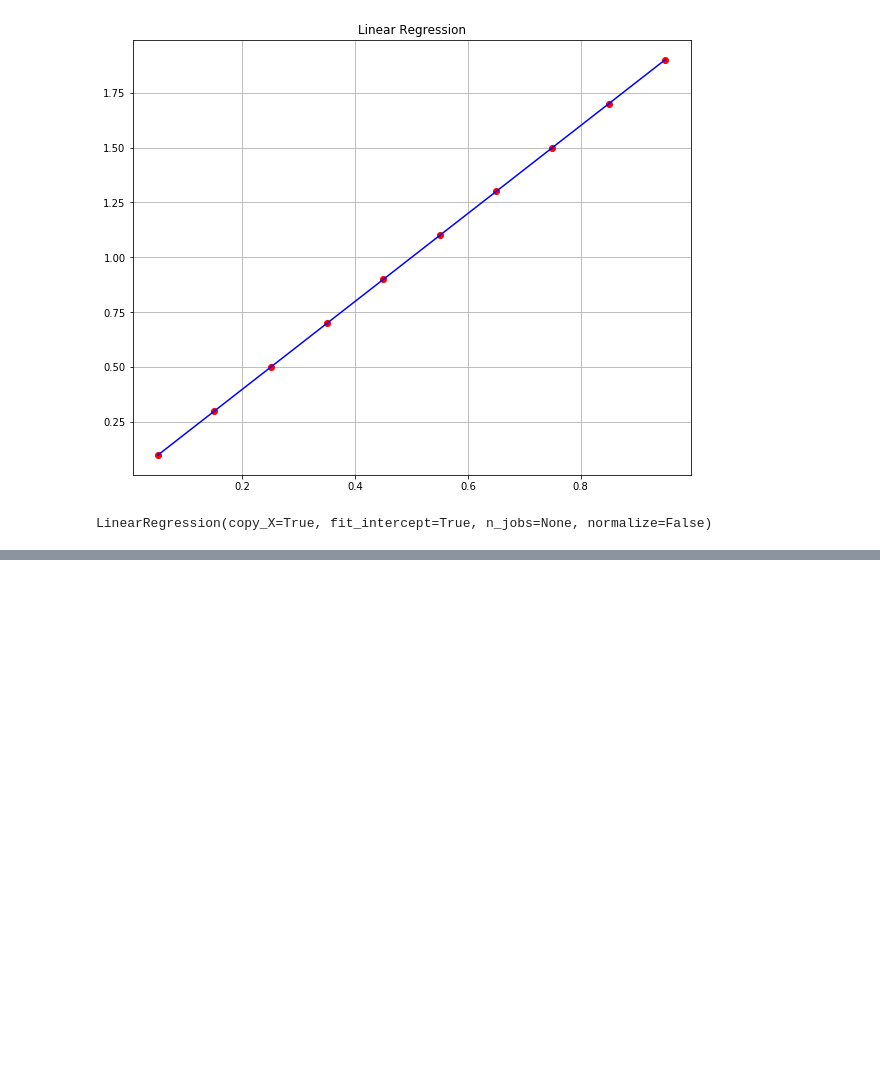
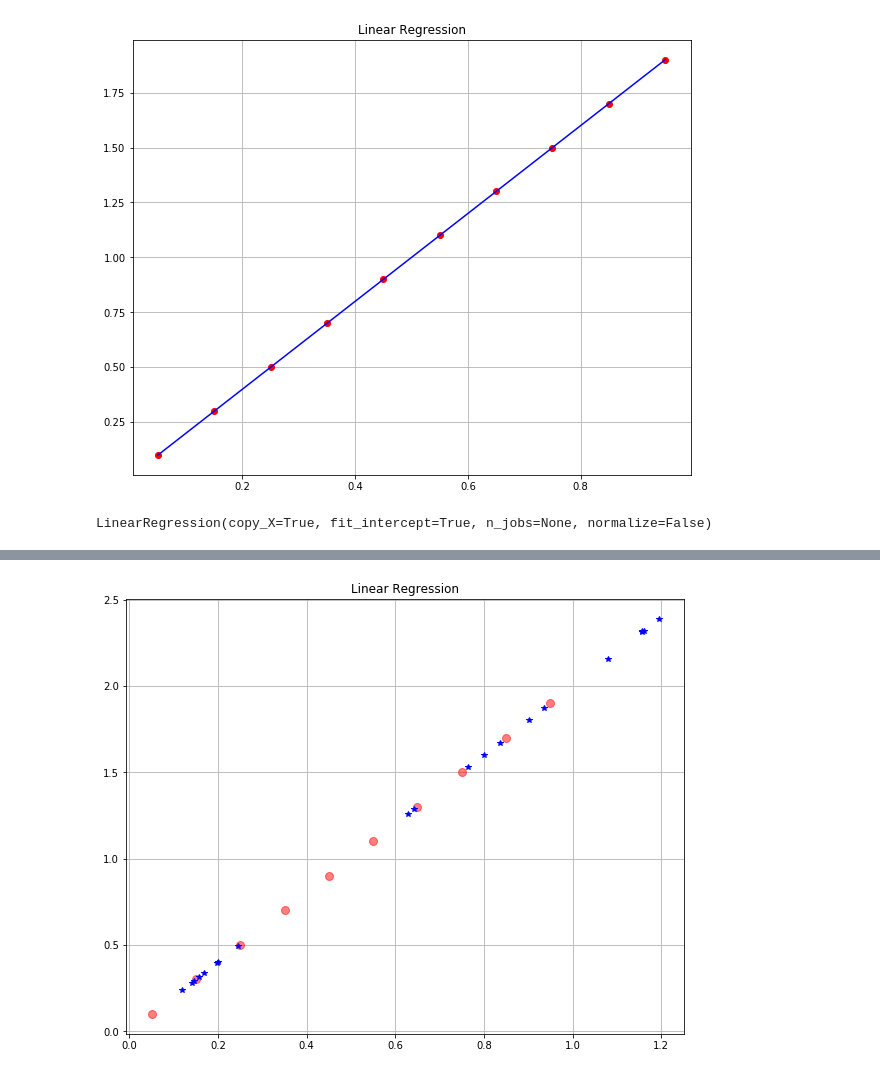
Before and after one commit to dabarbosa10/MachineLearning, a Jupyter notebook: LR.ipynb, the cells around one changed output, grey strips where cells are left out. Saved outputs shown, nothing was run; the diff lists cells and outputs as text; code cells hidden in the pictures; blank space fills up the shorter version.

```diff
--- a/LR.ipynb
+++ b/LR.ipynb
@@ -97,0 +98,14 @@ plt.grid()
+# %%
+x_test=np.random.uniform(0,1.2,20)
+x_test1=x_test[:,np.newaxis]
+x_tpoly1=polynomial_features2.fit_transform(x_test1)
+# %%
+y_polPre=model3.predict(x_tpoly1)
+# %%
+plt.figure(figsize=(10,8))
+plt.plot(x,y,'ro',ms=8,alpha=0.5)
+plt.plot(x_test,y_polPre,'b*')
+plt.title('Linear Regression')
+plt.grid()
+# %% [output]
+[figure, added]
```
Also changed, not shown: parts of 3 cells of this notebook.
